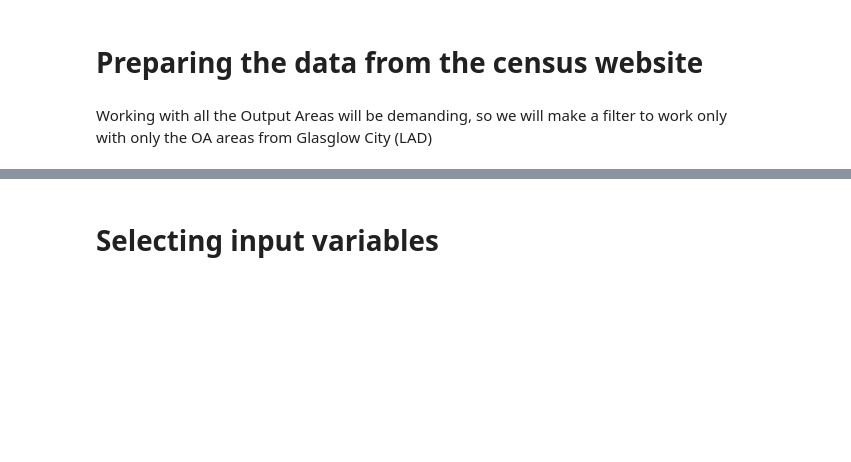
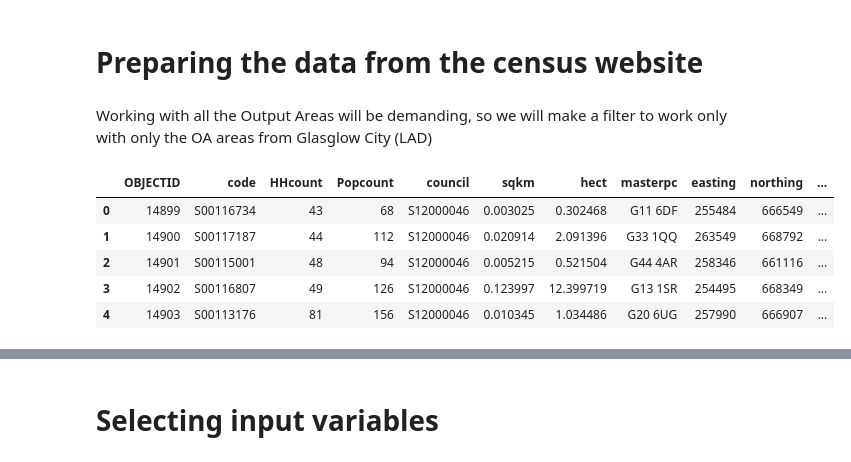
Before and after one commit to beapinol/UrbanAn, a Jupyter notebook: Lab_Six/UA_LabWorkbook_6.ipynb, the cells around one changed output, grey strips where cells are left out. Saved outputs shown, nothing was run; the diff lists cells and outputs as text; code cells hidden in the pictures; blank space fills up the shorter version.

```diff
--- a/Lab_Six/UA_LabWorkbook_6.ipynb
+++ b/Lab_Six/UA_LabWorkbook_6.ipynb
@@ -103,3 +103,12 @@ merged_data = gdf.merge(csv_data, left_on='code', right_on='oa_code', how='left'
 # but you could do it, in case you need just to read the data you have merged., and avoid
 # the previous cell
 # merged_data.to_file('data/glasgow_census_data.shp', index=False)
+# %%
+gdf.head()
+# %% [output]
+|  | OBJECTID | code | HHcount | Popcount | council | sqkm | hect | masterpc | easting | northing | ... |
+| 0 | 14899 | S00116734 | 43 | 68 | S12000046 | 0.003025 | 0.302468 | G11 6DF | 255484 | 666549 | ... |
+| 1 | 14900 | S00117187 | 44 | 112 | S12000046 | 0.020914 | 2.091396 | G33 1QQ | 263549 | 668792 | ... |
+| 2 | 14901 | S00115001 | 48 | 94 | S12000046 | 0.005215 | 0.521504 | G44 4AR | 258346 | 661116 | ... |
+| 3 | 14902 | S00116807 | 49 | 126 | S12000046 | 0.123997 | 12.399719 | G13 1SR | 254495 | 668349 | ... |
+| 4 | 14903 | S00113176 | 81 | 156 | S12000046 | 0.010345 | 1.034486 | G20 6UG | 257990 | 666907 | ... |
```
Also changed, not shown: parts of 34 cells of this notebook, 3 other files.
